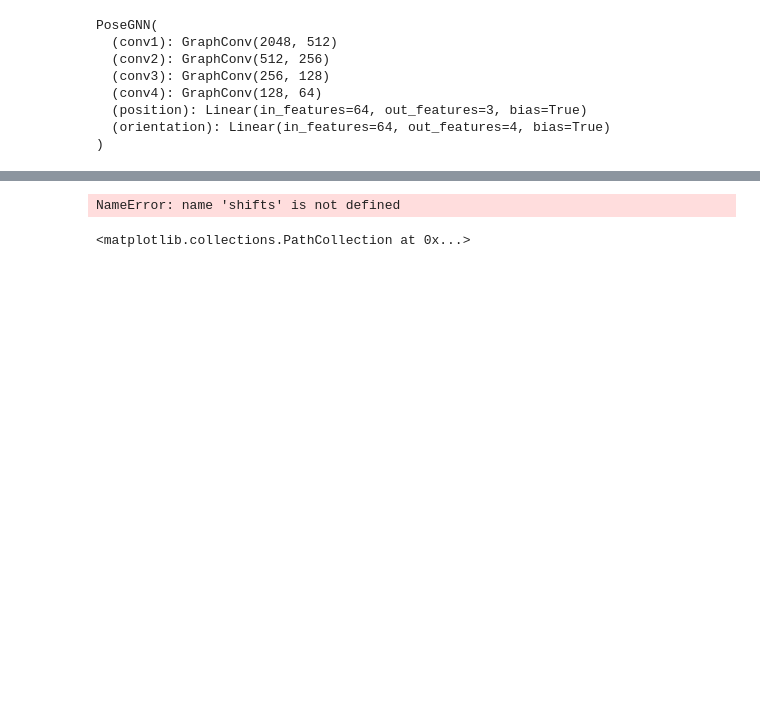
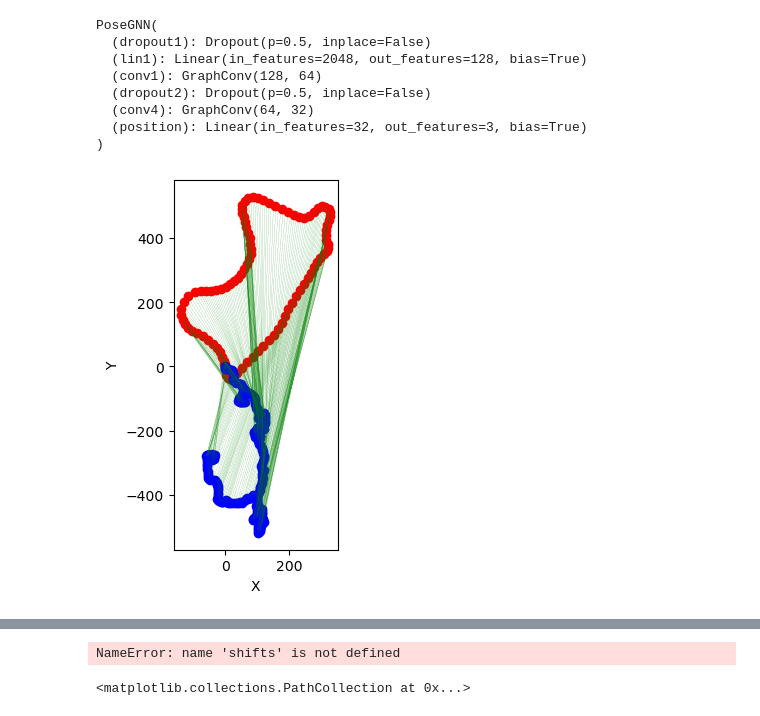
Before and after one commit to pcktm/inzynierka-posegnn, a Jupyter notebook: test.ipynb, the cells around one changed output, grey strips where cells are left out. Cells and saved outputs as stored; diff of their text form; code cells hidden in the pictures; blank space fills up the shorter version.

```diff
--- a/test.ipynb
+++ b/test.ipynb
@@ -16,7 +12,8 @@ import numpy as np
 import cv2
 # %%
 device = torch.device("cuda" if torch.cuda.is_available() else "cpu")
-basedir = "/home/pcktm/inzynierka/kitti/dataset"
+basedir_kitti = "/home/pcktm/inzynierka/kitti/dataset"
+basedir_4se = "/home/pcktm/inzynierka/4seasons"
 # %%
 def tensor_to_position_and_rotation(tensor):
     pos = tensor[:3]
@@ -32,19 +26,27 @@ test_dataloader = DataLoader(test_dataset, batch_size=1, shuffle=False)
+# %%
+GRAPH_LENGTH = 6
+test_dataset = SequenceGraphDataset(
+    KittiSequenceDataset(basedir_kitti, "09", feature_dir="features_kitti_bitm"),
+    # FourSeasonsSequenceDataset(
+    #     basedir_4se, "neighboorhood_6", feature_dir="features_4se_bitm"
+    # ),
+    graph_length=GRAPH_LENGTH,
+)
+test_dataloader = DataLoader(test_dataset, batch_size=1, shuffle=False)
 # %%
-checkpoint = torch.load(
-    "./models/BITM_A_POS_ONLY/model_130.pth"
-)
+checkpoint = torch.load("./models/BTIM_A_4seasons/model_20.pth")
 
 model = PoseGNN()
 model.load_state_dict(checkpoint)
 model.to(device)
 # %% [output]
 PoseGNN(
-  (conv1): GraphConv(2048, 512)
-  (conv2): GraphConv(512, 256)
-  (conv3): GraphConv(256, 128)
-  (conv4): GraphConv(128, 64)
-  (position): Linear(in_features=64, out_features=3, bias=True)
-  (orientation): Linear(in_features=64, out_features=4, bias=True)
+  (dropout1): Dropout(p=0.5, inplace=False)
+  (lin1): Linear(in_features=2048, out_features=128, bias=True)
+  (conv1): GraphConv(128, 64)
+  (dropout2): Dropout(p=0.5, inplace=False)
+  (conv4): GraphConv(64, 32)
+  (position): Linear(in_features=32, out_features=3, bias=True)
 )
 # %%
 SELECTED_IDX = -1
@@ -63,6 +65,47 @@ with torch.no_grad():
 # %%
 true_poses_e = [tensor_to_position_and_rotation(pose) for pose in true_poses]
 predicted_poses_e = [tensor_to_position_and_rotation(pose) for pose in predicted_poses]
+# %%
+# Plot every GRAPH_LENGTH pose
+ax = plt.axes()
+ax.set_aspect("equal")
+ax.set_xlabel("X")
+ax.set_ylabel("Y")
+
+for pose in true_poses_e[::16]:
+    ax.scatter(pose["position"][0], pose["position"][2], c="r")
+
+absolute_poses = []
+absolute_poses.append(np.array([0, 0, 0]))
+
+for index, pose in enumerate(predicted_poses_e):
+    # The way this should work is that the model predicts the position of 16th frame based on 15 previous frames
+    # With the first frame being the origin. So we need to add the position of the origin frame to the predicted position
+    # to get the real-world position of the 16th frame
+    if index % GRAPH_LENGTH != 0:
+        continue
+
+    relative_position = np.array(
+        [pose["position"][0], pose["position"][1], pose["position"][2]]
+    )
+    absolute_position = relative_position + absolute_poses[-1]
+    absolute_poses.append(absolute_position)
+
+for pose in absolute_poses:
+    ax.scatter(pose[0], pose[2], c="b")
+
+# draw very thin lines between true and predicted poses (every 16th pose)
+for index, pose in enumerate(true_poses_e[::GRAPH_LENGTH]):
+    ax.plot(
+        [pose["position"][0], absolute_poses[index][0]],
+        [pose["position"][2], absolute_poses[index][2]],
+        c="g",
+        linewidth=0.1,
+    )
+
+plt.show()
+# %% [output]
+[figure, added]
 # %%
 # plot predicted poses
 ax = plt.axes()
```
Also changed, not shown: parts of 5 cells of this notebook, 5 other files.
